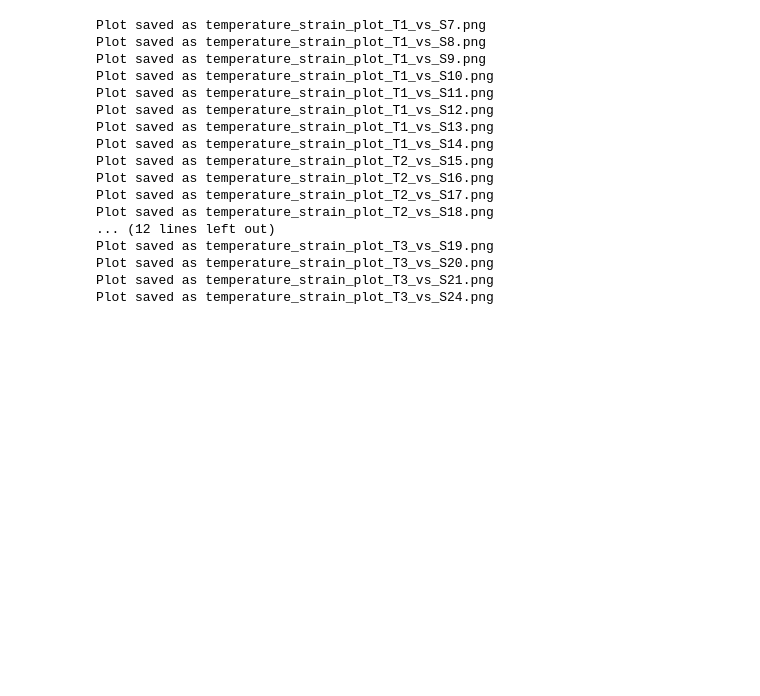
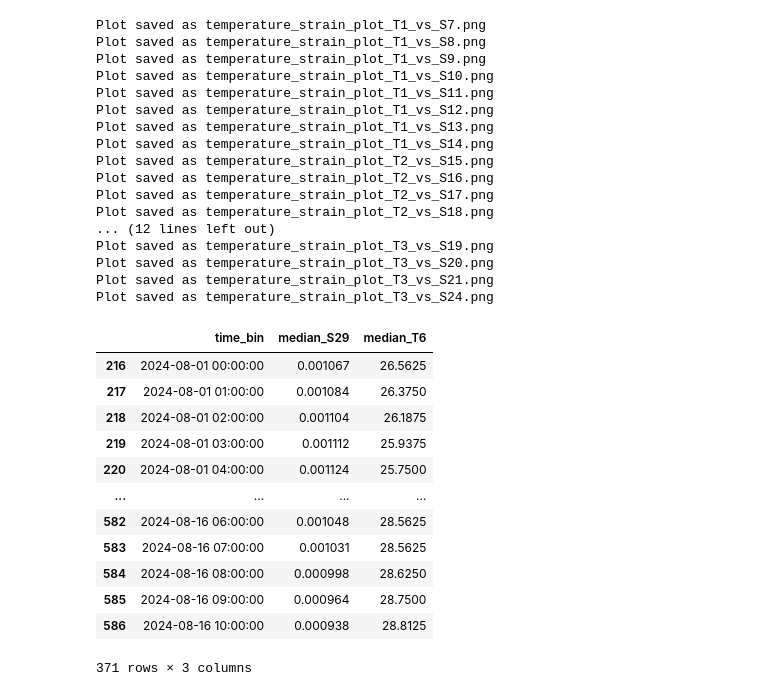
Before and after one commit to Medvedku/Bridges, a Jupyter notebook: 99_Others/SA/03_SLeaf_vs_ALeaf.ipynb, the cells around one changed output. Cells and saved outputs as stored; diff of their text form; code cells hidden in the pictures; blank space fills up the shorter version.

```diff
--- a/99_Others/SA/03_SLeaf_vs_ALeaf.ipynb
+++ b/99_Others/SA/03_SLeaf_vs_ALeaf.ipynb
@@ -437,11 +551,19 @@ sensor_pairs = {
 for TLeaf, SLeaves in sensor_pairs.items():
     for SLeaf in SLeaves:
         # Generate the pipeline for the current TLeaf and SLeaf
-        pipeline = generate_pipeline(SLeaf, TLeaf, 20, 3.11e-9)
+        pipeline = generate_pipeline_or(SLeaf, TLeaf, 60, 3.11e-9)
 
         # Convert the results to a pandas DataFrame
         df = pd.DataFrame(list(collection.aggregate(pipeline)))
         df = df.dropna()
+
+        # COMENT THESE IF NEEDED
+        # Convert 'time_bin' to datetime if it's not already
+        df['time_bin'] = pd.to_datetime(df['time_bin'])
+
+        # Filter the DataFrame to keep only rows on or after 2024-08-01
+        df = df[df['time_bin'] >= '2024-08-01']
+        # UP TIL HERE
 
         # Ensure the DataFrame is not empty
         if not df.empty:
@@ -490,7 +612,8 @@ def plot_temperature_and_strain_over_time(df, TLeaf, SLeaf, save=False, show=Tru
         y=df[f'median_{TLeaf}'],
         mode='lines',
         name=f'Median {TLeaf}',
-        yaxis='y1'
+        yaxis='y1',
+        line=dict(color="#FF6600")
     ))
 
     # Add trace for strains
@@ -499,7 +622,8 @@ def plot_temperature_and_strain_over_time(df, TLeaf, SLeaf, save=False, show=Tru
         y=df[f'median_{SLeaf}'],
         mode='lines',
         name=f'Median {SLeaf}',
-        yaxis='y2'
+        yaxis='y2',
+        line=dict(color="#0066FF")
     ))
 
     # Update layout with two y-axes and the legend at the top
@@ -541,14 +665,14 @@ def plot_temperature_and_strain_over_time(df, TLeaf, SLeaf, save=False, show=Tru
 # Example usage
 # plot_temperature_and_strain_over_time(df, 'T4', 'S27', save=True, show=True)
 # %%
-SLeaf = "S15"
-TLeaf = "T2"
+SLeaf = "S20"
+TLeaf = "T3"
 
 
 # Convert the results to a pandas DataFrame
 df = pd.DataFrame(list(collection.aggregate(
-    generate_pipeline(SLeaf, TLeaf, 60, 3.11e-9))))
+    generate_pipeline_or(SLeaf, TLeaf, 60, 3.11e-9))))
 df = df.dropna()
 # df.head(3)
 
-plot_temperature_and_strain_over_time(df, TLeaf, SLeaf,  save=True, show=True)
+plot_temperature_and_strain_over_time(df, TLeaf, SLeaf, save=False, show=True)
@@ -564,11 +686,17 @@ sensor_pairs = {
     "T3": ["S22", "S23", "S25", "S26", "S19", "S20", "S21", "S24"]
 }
 
+# sensor_pairs = {
+#     "T4": ["S27"],
+#     "T5": ["S28"],
+#     "T6": ["S29"]
+# }
+
 # Loop through each temperature sensor and its associated strain sensors
 for TLeaf, SLeaves in sensor_pairs.items():
     for SLeaf in SLeaves:
         # Generate the pipeline for the current TLeaf and SLeaf
-        pipeline = generate_pipeline(SLeaf, TLeaf, 60, 3.11e-9)
+        pipeline = generate_pipeline_or(SLeaf, TLeaf, 60, 3.11e-9)
 
         # Convert the results to a pandas DataFrame
         df = pd.DataFrame(list(collection.aggregate(pipeline)))
@@ -576,6 +704,16 @@ for TLeaf, SLeaves in sensor_pairs.items():
         # Drop rows with NaN values
         df = df.dropna()
 
+
+        ### COMENT THESE IF NEEDED
+        # Convert 'time_bin' to datetime if it's not already
+        df['time_bin'] = pd.to_datetime(df['time_bin'])
+
+        # Filter the DataFrame to keep only rows on or after 2024-08-01
+        df = df[df['time_bin'] >= '2024-08-01']
+        # UP TIL HERE
+
+
         # Ensure the DataFrame is not empty after dropping NaNs
         if not df.empty:
             # Plot temperature and strain over time, save the plot, and optionally show it
@@ -599,3 +737,19 @@ Plot saved as temperature_strain_plot_T3_vs_S19.png
 Plot saved as temperature_strain_plot_T3_vs_S20.png
 Plot saved as temperature_strain_plot_T3_vs_S21.png
 Plot saved as temperature_strain_plot_T3_vs_S24.png
+# %%
+df
+# %% [output]
+|  | time_bin | median_S29 | median_T6 |
+| 216 | 2024-08-01 00:00:00 | 0.001067 | 26.5625 |
+| 217 | 2024-08-01 01:00:00 | 0.001084 | 26.3750 |
+| 218 | 2024-08-01 02:00:00 | 0.001104 | 26.1875 |
+| 219 | 2024-08-01 03:00:00 | 0.001112 | 25.9375 |
+| 220 | 2024-08-01 04:00:00 | 0.001124 | 25.7500 |
+| ... | ... | ... | ... |
+| 582 | 2024-08-16 06:00:00 | 0.001048 | 28.5625 |
+| 583 | 2024-08-16 07:00:00 | 0.001031 | 28.5625 |
+| 584 | 2024-08-16 08:00:00 | 0.000998 | 28.6250 |
+| 585 | 2024-08-16 09:00:00 | 0.000964 | 28.7500 |
+| 586 | 2024-08-16 10:00:00 | 0.000938 | 28.8125 |
+371 rows × 3 columns
```
Also changed, not shown: parts of 9 cells of this notebook, 6 other files.
